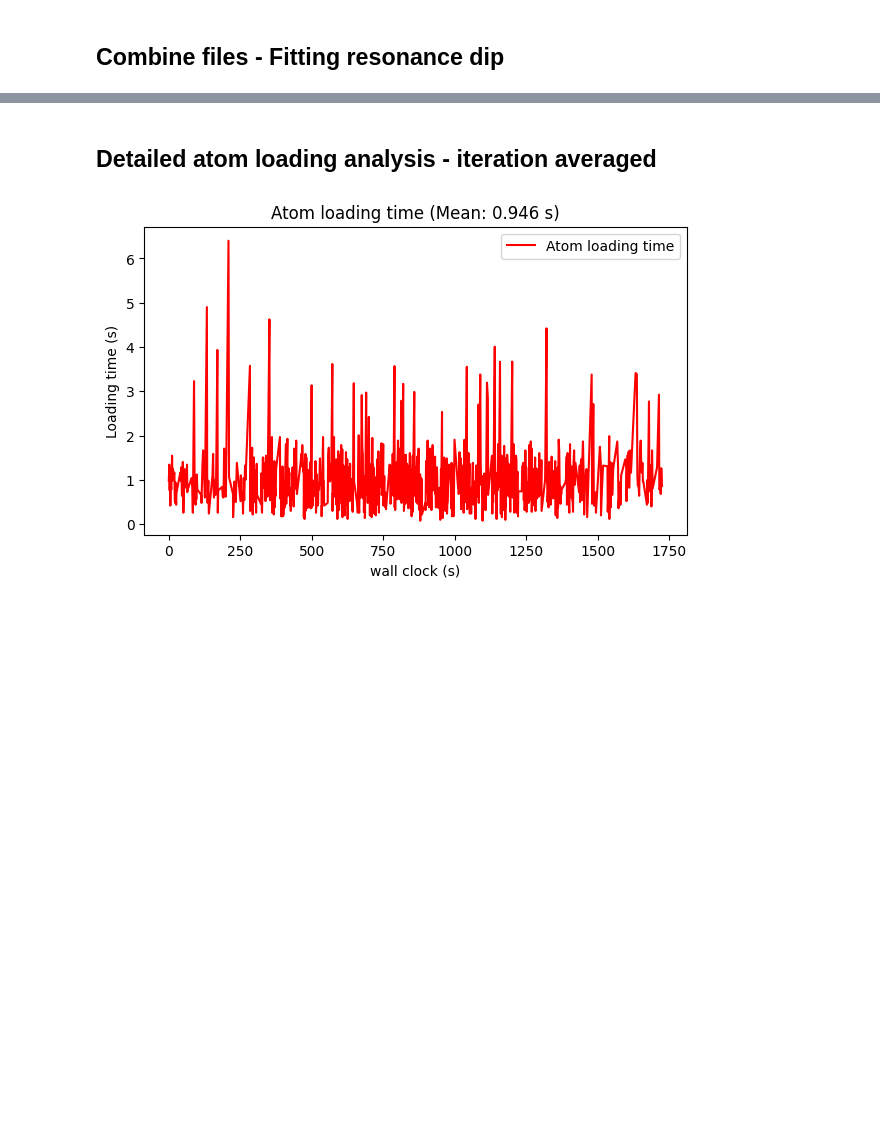
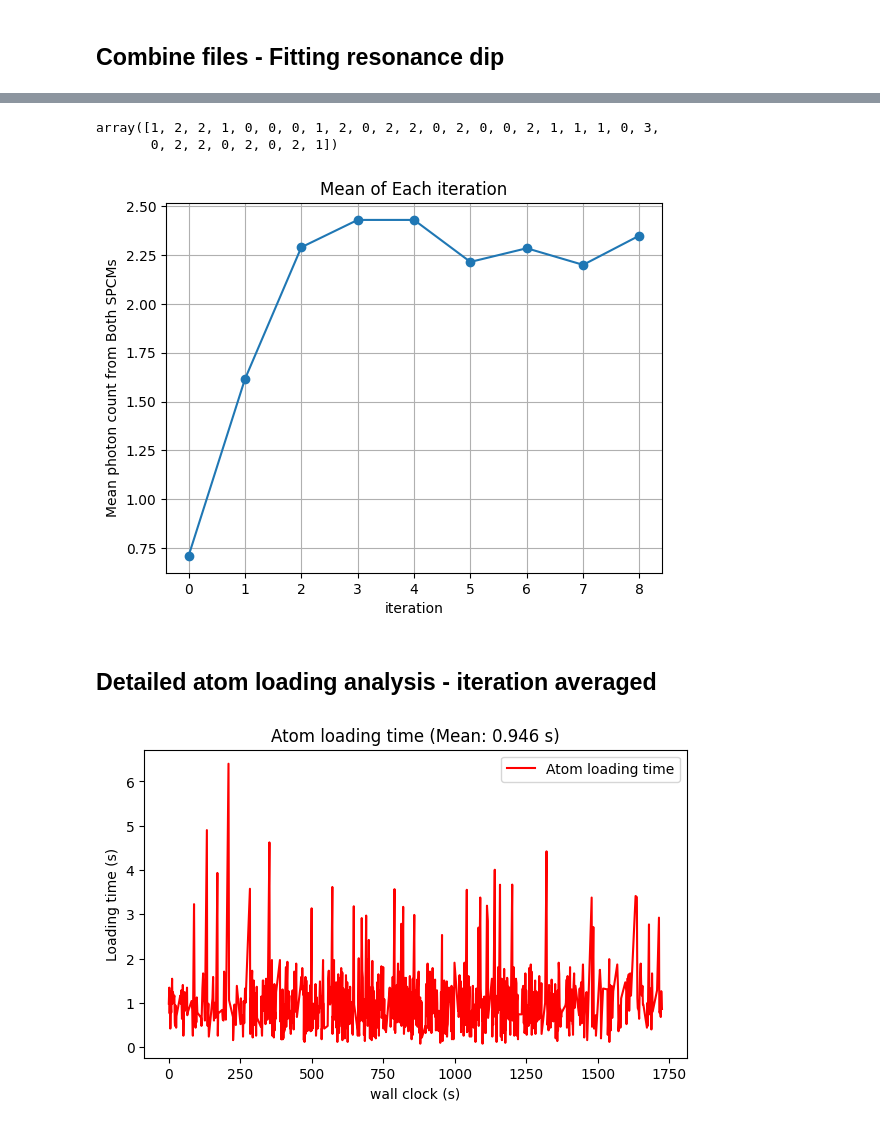
Before and after one commit to QuantumQuadrate/qn_artiq_routines, a Jupyter notebook: Analysis/Single atom analysis/atom_loading_analysis_2025.ipynb, the cells around one changed output, grey strips where cells are left out. Saved outputs shown, nothing was run; the diff lists cells and outputs as text; code cells hidden in the pictures; blank space fills up the shorter version.

```diff
--- a/Analysis/Single atom analysis/atom_loading_analysis_2025.ipynb
+++ b/Analysis/Single atom analysis/atom_loading_analysis_2025.ipynb
@@ -402,3 +403,23 @@ center=336916172.6796, sigma=24349.4312, depth=0.9781
+# %%
+BothSPCMs_RO1[1:][0:30]
+# %% [output]
+array([1, 2, 2, 1, 0, 0, 0, 1, 2, 0, 2, 2, 0, 2, 0, 0, 2, 1, 1, 1, 0, 3,
+       0, 2, 2, 0, 2, 0, 2, 1])
+# %%
+subarrays = np.split(BothSPCMs_RO1[1:], iteration+1)
+
+# Compute mean of each subarray
+means = [sub.mean() for sub in subarrays]
+
+# Plot
+plt.plot(means, marker='o')
+plt.title("Mean of Each iteration")
+plt.xlabel("iteration")
+plt.ylabel("Mean photon count from Both SPCMs")
+plt.grid(True)
+plt.show()
+# %% [output]
+[figure, added]
 # %% [markdown]
 ## Detailed atom loading analysis - iteration averaged
 # %%
```
Also changed, not shown: parts of 3 cells of this notebook, 12 other files.
